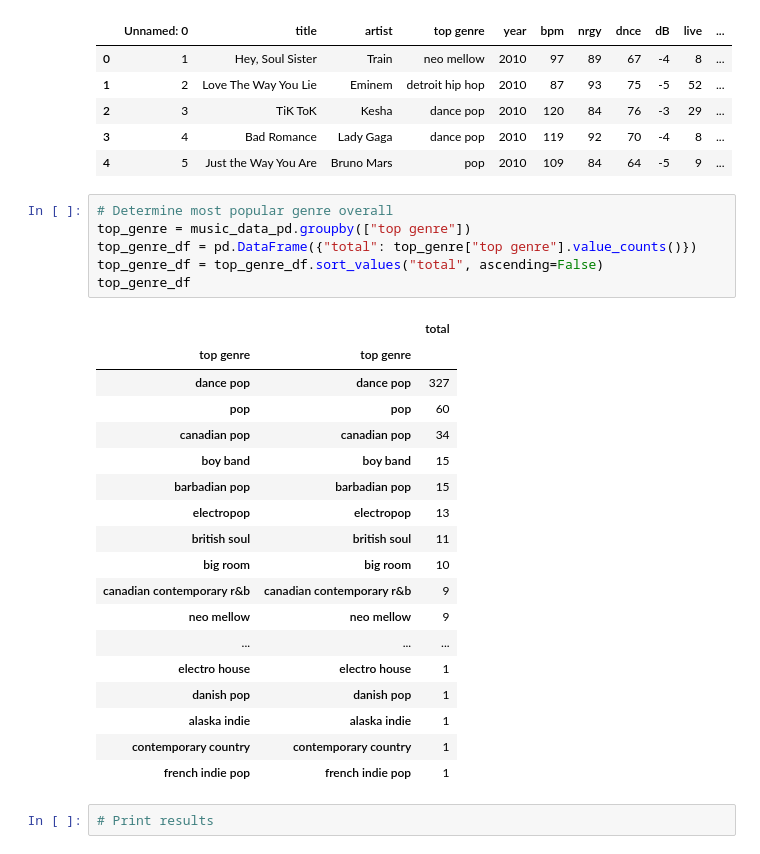
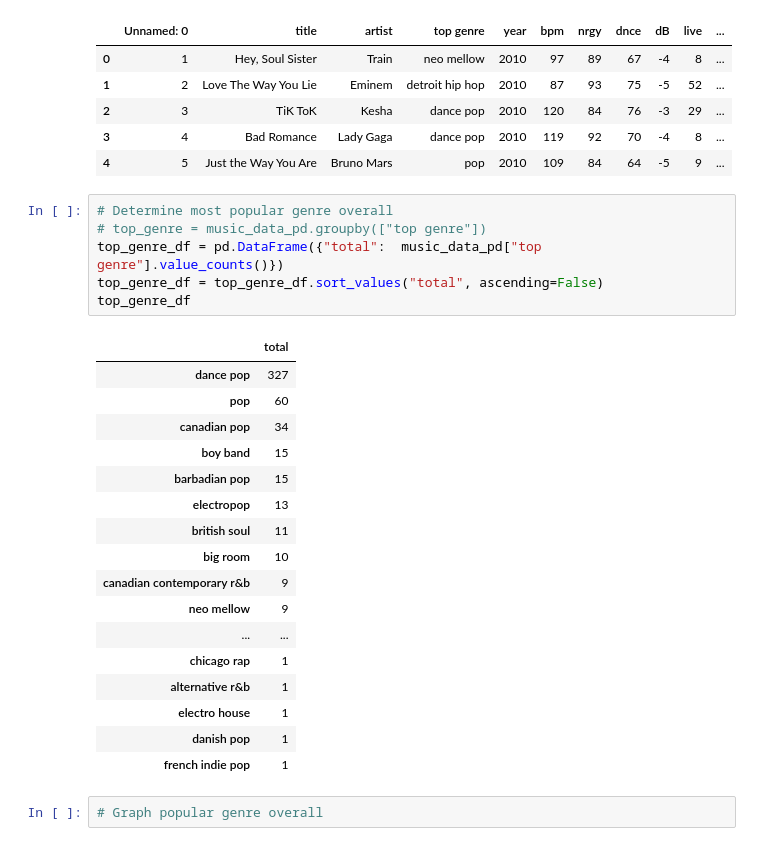
Before and after one commit to Tman2111/butler_groupE_project1, a Jupyter notebook: Untitled.ipynb, the cells around one changed output. Cells and saved outputs as stored; diff of their text form.

```diff
--- a/Untitled.ipynb
+++ b/Untitled.ipynb
@@ -52,28 +52,27 @@ music_data_pd.head()
 | 4 | 5 | Just the Way You Are | Bruno Mars | pop | 2010 | 109 | 84 | 64 | -5 | 9 | ... |
 # %%
 # Determine most popular genre overall
-top_genre = music_data_pd.groupby(["top genre"])
-top_genre_df = pd.DataFrame({"total": top_genre["top genre"].value_counts()})
+# top_genre = music_data_pd.groupby(["top genre"])
+top_genre_df = pd.DataFrame({"total":  music_data_pd["top genre"].value_counts()})
 top_genre_df = top_genre_df.sort_values("total", ascending=False)
 top_genre_df
 # %% [output]
-|  |  | total |
-| top genre | top genre |  |
-| dance pop | dance pop | 327 |
-| pop | pop | 60 |
-| canadian pop | canadian pop | 34 |
-| boy band | boy band | 15 |
-| barbadian pop | barbadian pop | 15 |
-| electropop | electropop | 13 |
-| british soul | british soul | 11 |
-| big room | big room | 10 |
-| canadian contemporary r&b | canadian contemporary r&b | 9 |
-| neo mellow | neo mellow | 9 |
-| ... | ... | ... |
-| electro house | electro house | 1 |
-| danish pop | danish pop | 1 |
-| alaska indie | alaska indie | 1 |
-| contemporary country | contemporary country | 1 |
-| french indie pop | french indie pop | 1 |
+|  | total |
+| dance pop | 327 |
+| pop | 60 |
+| canadian pop | 34 |
+| boy band | 15 |
+| barbadian pop | 15 |
+| electropop | 13 |
+| british soul | 11 |
+| big room | 10 |
+| canadian contemporary r&b | 9 |
+| neo mellow | 9 |
+| ... | ... |
+| chicago rap | 1 |
+| alternative r&b | 1 |
+| electro house | 1 |
+| danish pop | 1 |
+| french indie pop | 1 |
-# %%
-# Print results
+# %%
+# Graph popular genre overall
```
Also changed, not shown: parts of 10 cells of this notebook.
